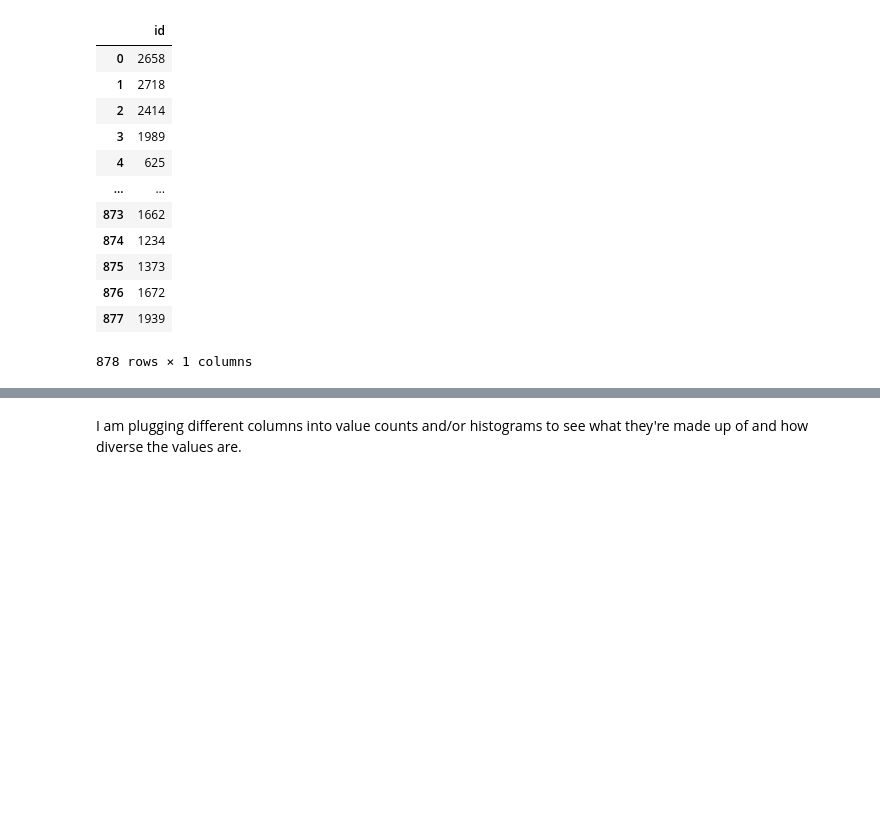
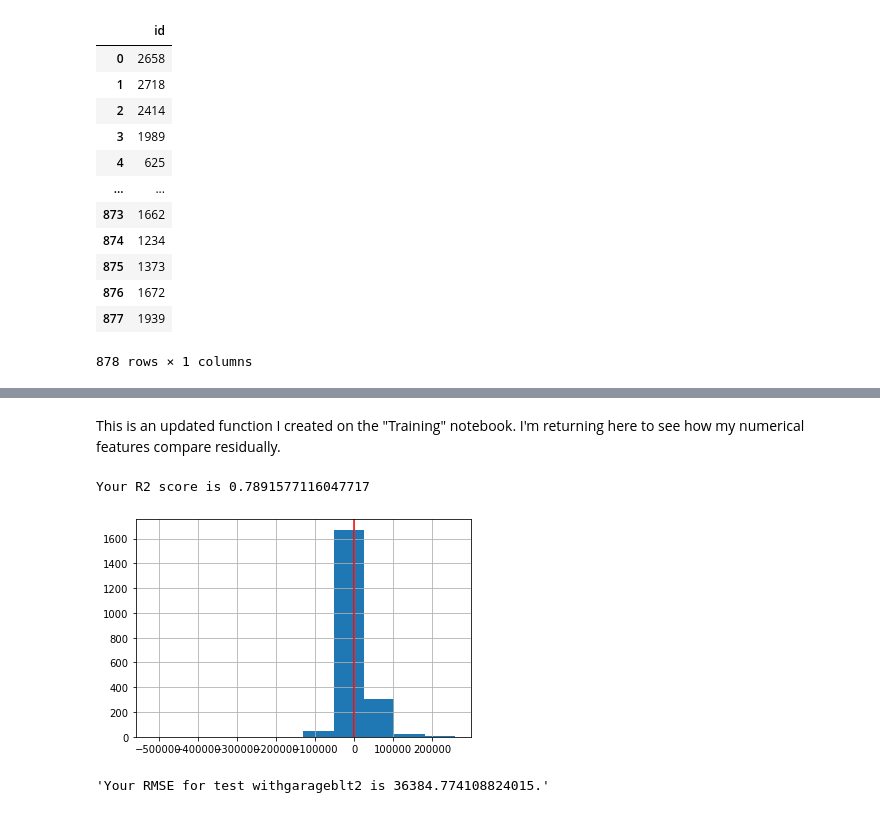
Before and after one commit to griffinwt/Ames_housing, a Jupyter notebook: num_filters.ipynb, the cells around one changed output, grey strips where cells are left out. Saved outputs shown, nothing was run; the diff lists cells and outputs as text; code cells hidden in the pictures; blank space fills up the shorter version.

Commit message:
first cat model

```diff
--- a/num_filters.ipynb
+++ b/num_filters.ipynb
@@ -241,2 +217,0 @@ def save_model(features, dum_cols, test_num, model):
-# %% [markdown]
-I am plugging different columns into value counts and/or histograms to see what they're made up of and how diverse the values are.
@@ -246,0 +218,25 @@ I am plugging different columns into value counts and/or histograms to see what
+# %% [markdown]
+This is an updated function I created on the "Training" notebook. I'm returning here to see how my numerical features compare residually.
+# %%
+#accepts df name, test_name, features list, any feature columns that need to be dummified
+def make_model(df, test_name, features, dum_cols):
+    X = df[features].fillna(0) #will make nan (should only be numerical) values zeroes
+    if dum_cols != 0: #if you need to get dummies in any categorical columns, it happens here, otherwise enter '0'
+        X = pd.get_dummies(X, columns=dum_cols, drop_first=True)
+    y = df['saleprice'] #add target
+    lr = LinearRegression()
+    lr.fit(X, y)
+    print(f'Your R2 score is {lr.score(X, y)}')
+    pred = lr.predict(X)
+    #pred = [n*1 for n in pred] #manual adjustment of preds if desired
+    residuals = y - pred #these are the residuals
+    residuals.hist()
+    plt.axvline(0, color = 'red')
+    plt.show()
+    return f'Your RMSE for test {test_name} is {metrics.mean_squared_error(y, pred)**.5}.'
+# %%
+make_model(home, 'withgarageblt2', features, 0)
+# %% [output]
+Your R2 score is 0.7891577116047717
+[figure, added]
+'Your RMSE for test withgarageblt2 is 36384.774108824015.'
```
Also changed, not shown: parts of 17 cells of this notebook, 1 other file.
